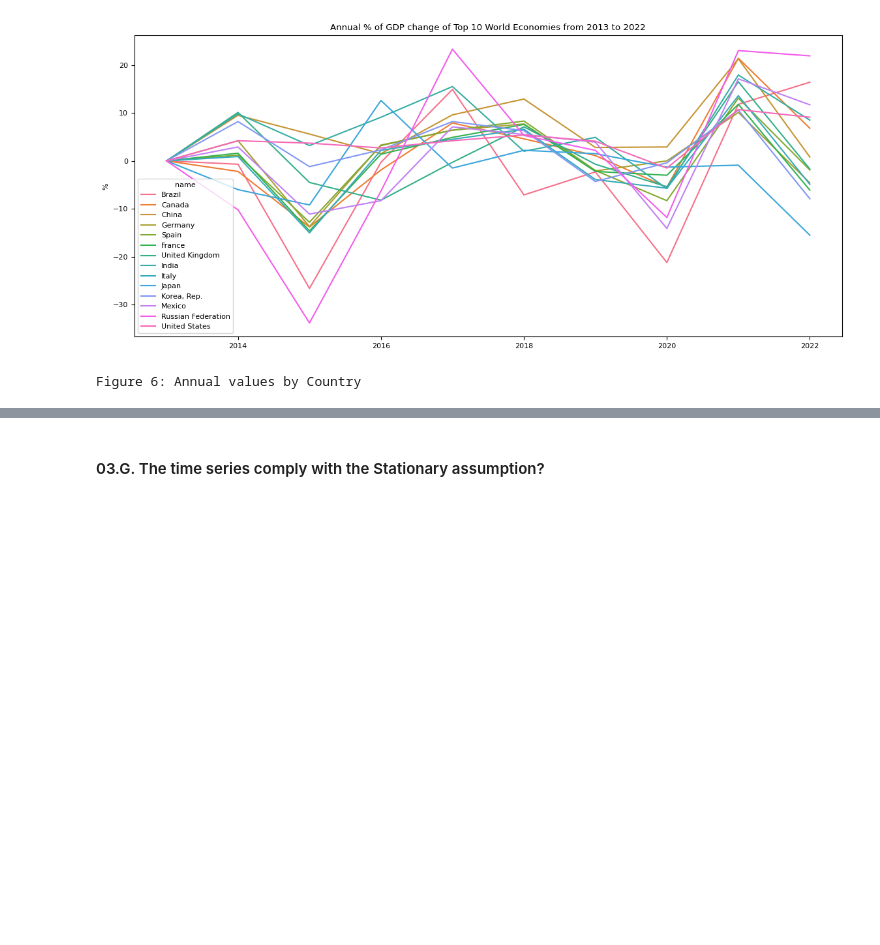
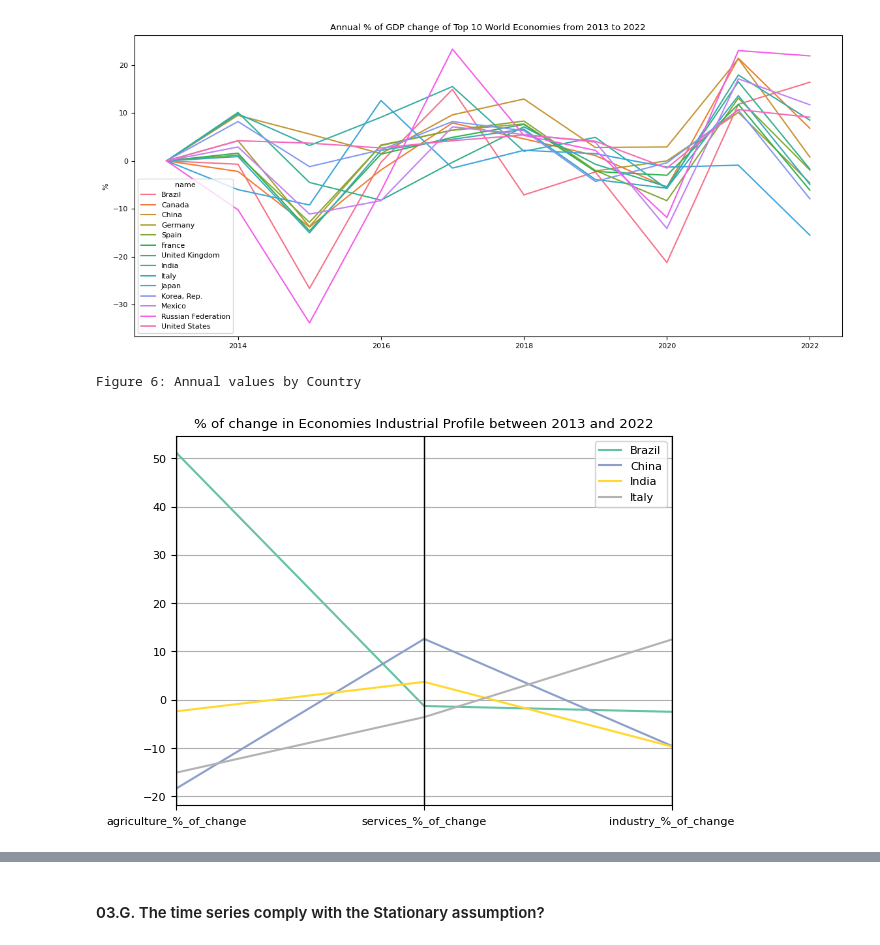
Before and after one commit to zapallo-droid-ca/2023_WDI_ts_GDP_forecasting, a Jupyter notebook: notebooks/eda.ipynb, the cells around one changed output, grey strips where cells are left out. Drawn from its saved outputs; the diff is of its cells as text; code cells hidden in the pictures; blank space fills up the shorter version.

```diff
--- a/notebooks/eda.ipynb
+++ b/notebooks/eda.ipynb
@@ -128,12 +129,12 @@ df_granger = pd.read_csv(os.getcwd().replace(os.getcwd().split("\\")[-1],'') + '
 df_nas = pd.read_csv(os.getcwd().replace(os.getcwd().split("\\")[-1],'') + '/data/final/ft_nas.csv.gz')
 
 df_base = df_base.merge(dim_country, how = 'left', left_on = 'country_iso3' , right_on = 'iso3')
+df_granger = df_granger.merge(dim_country, how = 'left', left_on = 'country_iso3' , right_on = 'iso3')
 
 #Magnitude of Level
 df_base['gdp_Billions_USD'] = np.round(df_base['level'] / 1000000000,0)
 
 #Filtering data - Only countries into historic top 10
-
 df = df_base.copy()
 df['level'] = np.round(df['level'] / 1000000000,0)
 
@@ -146,7 +147,6 @@ df = df[df[category].isin(category_vector)].copy()
 df_granger = df_granger[df_granger[category].isin(category_vector)].copy()
 dim_country = dim_country[dim_country[category.replace('country_','')].isin(category_vector)]
 
-
 del(dim_country)
 # %% [markdown]
 ### 03. Answering Questions
@@ -350,3 +352,18 @@ print('Figure 6: Annual values by Country')
 # %% [output]
 [figure]
 Figure 6: Annual values by Country
+# %%
+selected_c = ['China','India','Italy','Brazil']
+
+df_temp = df_granger[(df_granger['time'] == min_date) | (df_granger['time'] == max_date)].sort_values(['name','time']).reset_index(drop = True)[['name','time','agriculture_%GDP','services_%GDP','industry_%GDP']]
+df_temp['agriculture_%_of_change'] = np.round(df_temp.groupby('name')['agriculture_%GDP'].pct_change() * 100,1).fillna(0)
+df_temp['services_%_of_change'] = np.round(df_temp.groupby('name')['services_%GDP'].pct_change() * 100,1).fillna(0)
+df_temp['industry_%_of_change'] = np.round(df_temp.groupby('name')['industry_%GDP'].pct_change() * 100,1).fillna(0)
+df_temp = df_temp[(df_temp['time'] == max_date) & (df_temp['name'].isin(selected_c))].reset_index(drop = True).drop(columns = ['time','agriculture_%GDP','services_%GDP','industry_%GDP'])
+df_temp
+
+parallel_coordinates(df_temp, 'name', colormap=plt.get_cmap("Set2"))
+plt.title(f'% of change in Economies Industrial Profile between {min_date} and {max_date}')
+plt.show()
+# %% [output]
+[figure, added]
```
Also changed, not shown: parts of 8 cells of this notebook, 1 other file.
